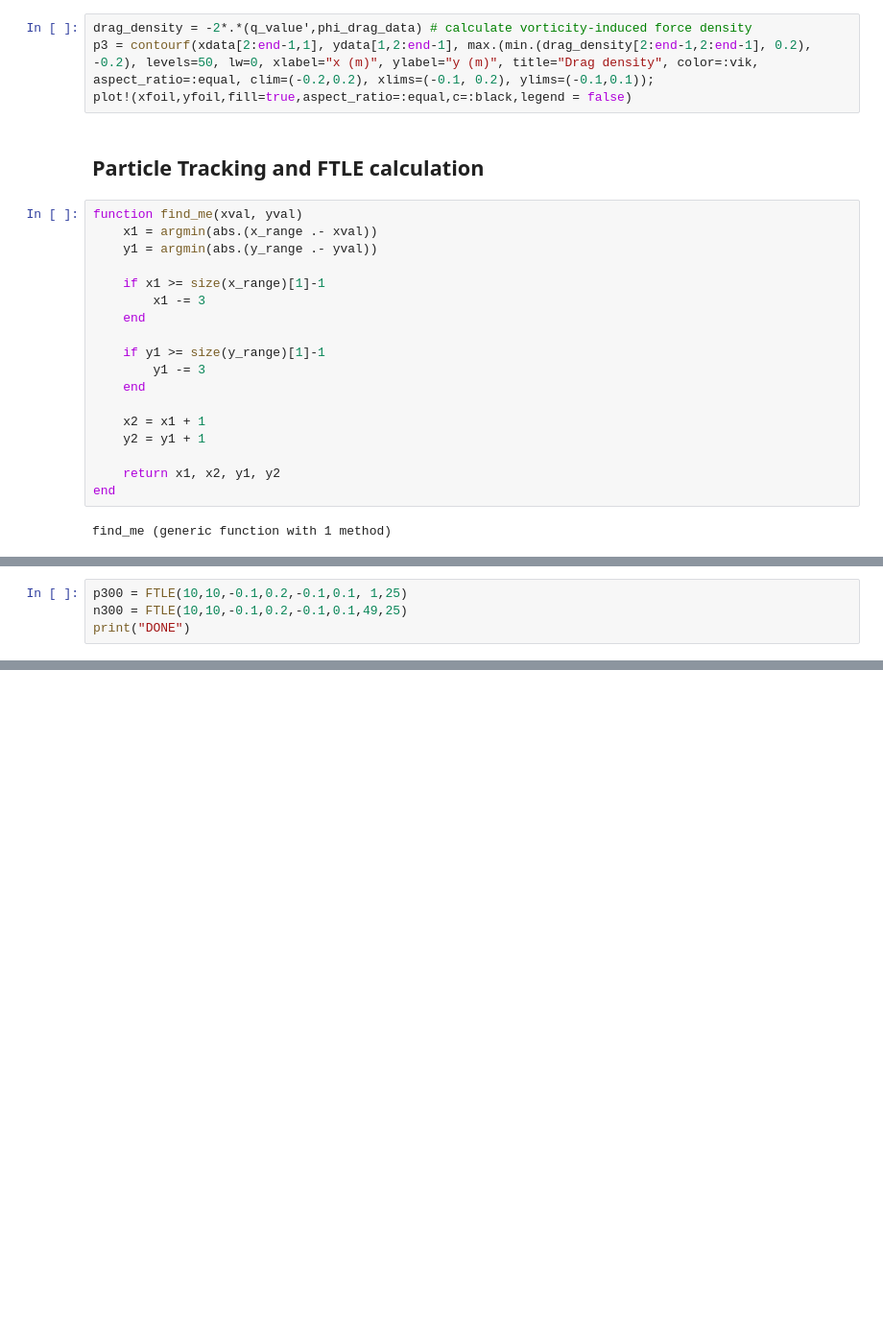
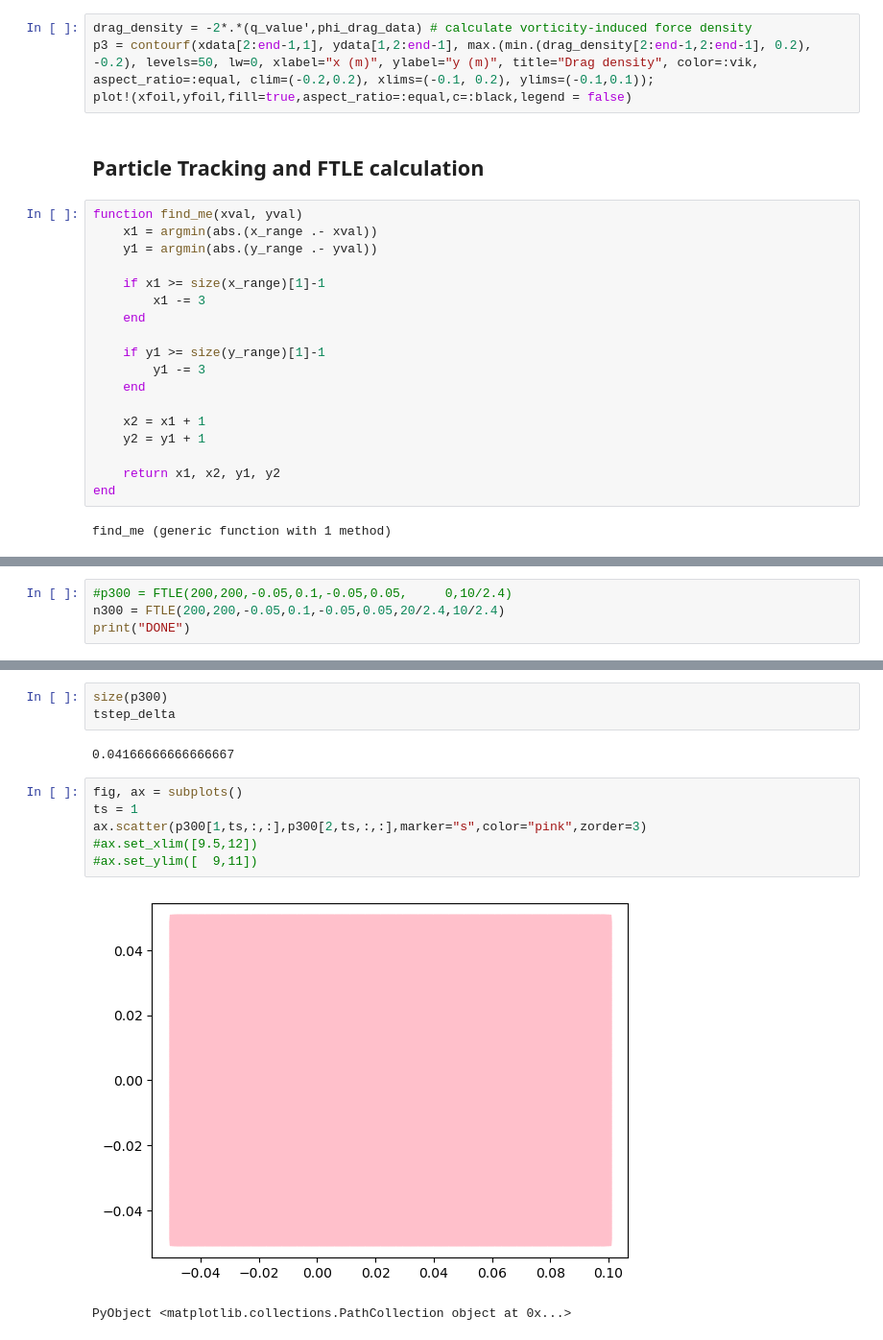
Before and after one commit to jjserdo/FTLE_JJ, a Jupyter notebook: Yuanhang-FTLE_JJ.ipynb, the cells around one changed output, grey strips where cells are left out. Shown at 96% size. Drawn from its saved outputs; the diff is of its cells as text; blank space fills up the shorter version.

Commit message:
FTLE progress

```diff
--- a/Yuanhang-FTLE_JJ.ipynb
+++ b/Yuanhang-FTLE_JJ.ipynb
@@ -366,7 +355,7 @@ end
 # %% [output]
 FTLE (generic function with 1 method)
 # %%
-p300 = FTLE(10,10,-0.1,0.2,-0.1,0.1, 1,25)
-n300 = FTLE(10,10,-0.1,0.2,-0.1,0.1,49,25)
+#p300 = FTLE(200,200,-0.05,0.1,-0.05,0.05,     0,10/2.4)
+n300 = FTLE(200,200,-0.05,0.1,-0.05,0.05,20/2.4,10/2.4)
 print("DONE")
 # %% [output]
@@ -376,0 +390,14 @@ Closest candidates are:
+# %%
+size(p300)
+tstep_delta
+# %% [output]
+0.04166666666666667
+# %%
+fig, ax = subplots()
+ts = 1
+ax.scatter(p300[1,ts,:,:],p300[2,ts,:,:],marker="s",color="pink",zorder=3)
+#ax.set_xlim([9.5,12])
+#ax.set_ylim([  9,11])
+# %% [output]
+[figure, added]
+PyObject <matplotlib.collections.PathCollection object at 0x...>
```
Also changed, not shown: parts of 33 cells of this notebook.
